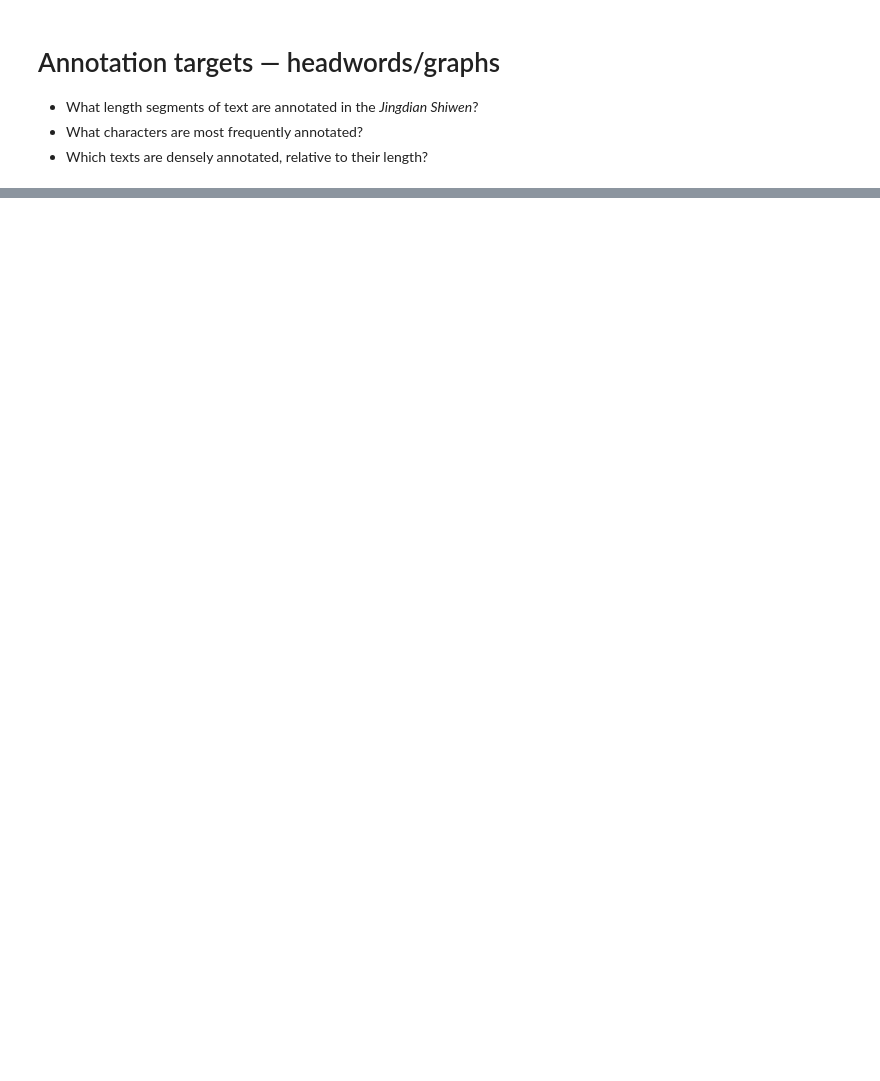
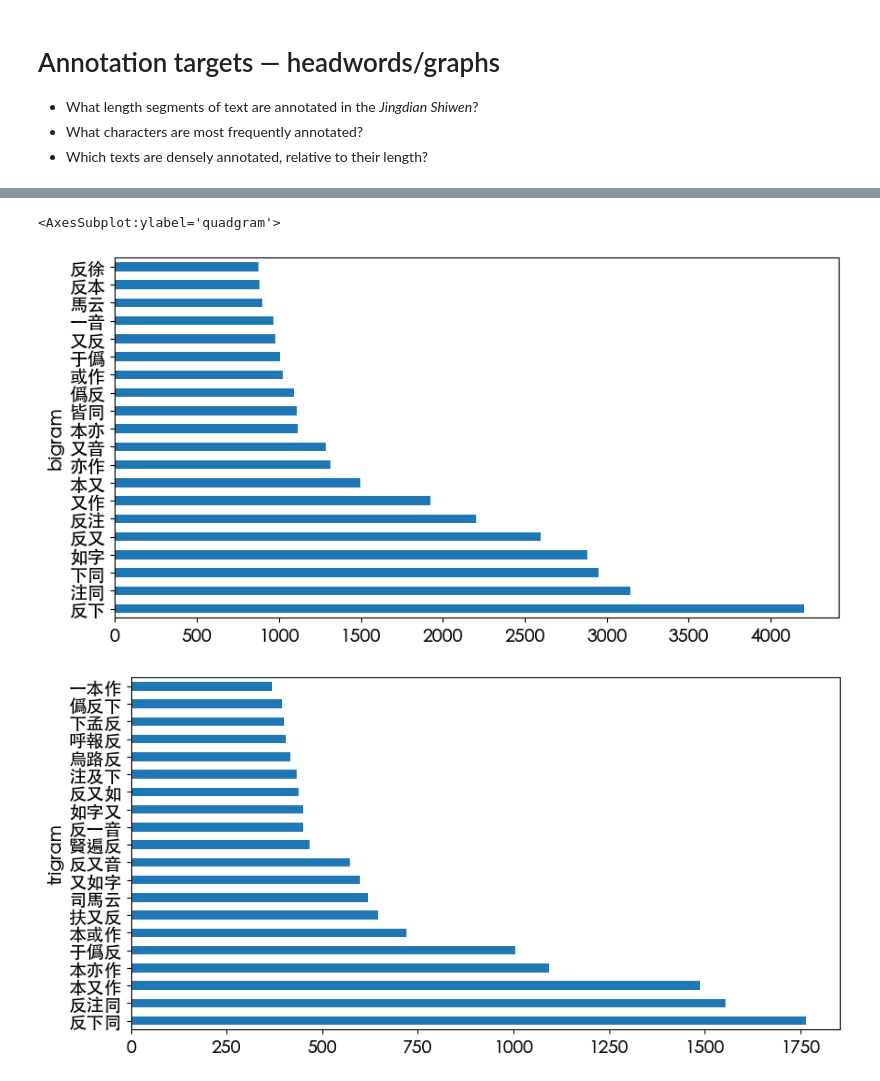
Before and after one commit to direct-phonology/jdsw, a Jupyter notebook: notebooks/annotations.ipynb, the cells around one changed output, grey strips where cells are left out. Saved outputs shown, nothing was run; the diff lists cells and outputs as text; code cells hidden in the pictures; blank space fills up the shorter version.

```diff
--- a/notebooks/annotations.ipynb
+++ b/notebooks/annotations.ipynb
@@ -94,0 +104,36 @@ Text(0, 0.5, 'Count')
+# %%
+from nltk.util import ngrams
+
+# find the most common n-grams in the annotations
+df["bigrams"] = df['annotation'].apply(lambda x: list(ngrams(x, 2)))
+df["trigrams"] = df['annotation'].apply(lambda x: list(ngrams(x, 3)))
+df["quadgrams"] = df['annotation'].apply(lambda x: list(ngrams(x, 4)))
+
+bigrams = Counter([bigram for bigrams in df['bigrams'] for bigram in bigrams]).most_common(20)
+trigrams = Counter([trigram for trigrams in df['trigrams'] for trigram in trigrams]).most_common(20)
+quadgrams = Counter([quadgram for quadgrams in df['quadgrams'] for quadgram in quadgrams]).most_common(20)
+
+def print_grams_table(grams, label):
+    print(f"| {label} | Count |")
+    print("| --- | --- |")
+    for gram in grams:
+        print("| {} | {} |".format(' '.join(gram[0]), gram[1]))
+
+bigrams_df = pd.DataFrame(bigrams, columns=['bigram', 'count'])
+bigrams_df['bigram'] = bigrams_df['bigram'].apply(lambda x: ''.join(x))
+bigrams_df = bigrams_df.set_index('bigram')
+bigrams_df.plot.barh(figsize=(10, 5), legend=False)
+
+trigrams_df = pd.DataFrame(trigrams, columns=['trigram', 'count'])
+trigrams_df['trigram'] = trigrams_df['trigram'].apply(lambda x: ''.join(x))
+trigrams_df = trigrams_df.set_index('trigram')
+trigrams_df.plot.barh(figsize=(10, 5), legend=False)
+
+quadgrams_df = pd.DataFrame(quadgrams, columns=['quadgram', 'count'])
+quadgrams_df['quadgram'] = quadgrams_df['quadgram'].apply(lambda x: ''.join(x))
+quadgrams_df = quadgrams_df.set_index('quadgram')
+quadgrams_df.plot.barh(figsize=(10, 5), legend=False)
+# %% [output]
+<AxesSubplot:ylabel='quadgram'>
+[figure, added]
+[figure, added]
```
Also changed, not shown: parts of 7 cells of this notebook, 1 other file.
